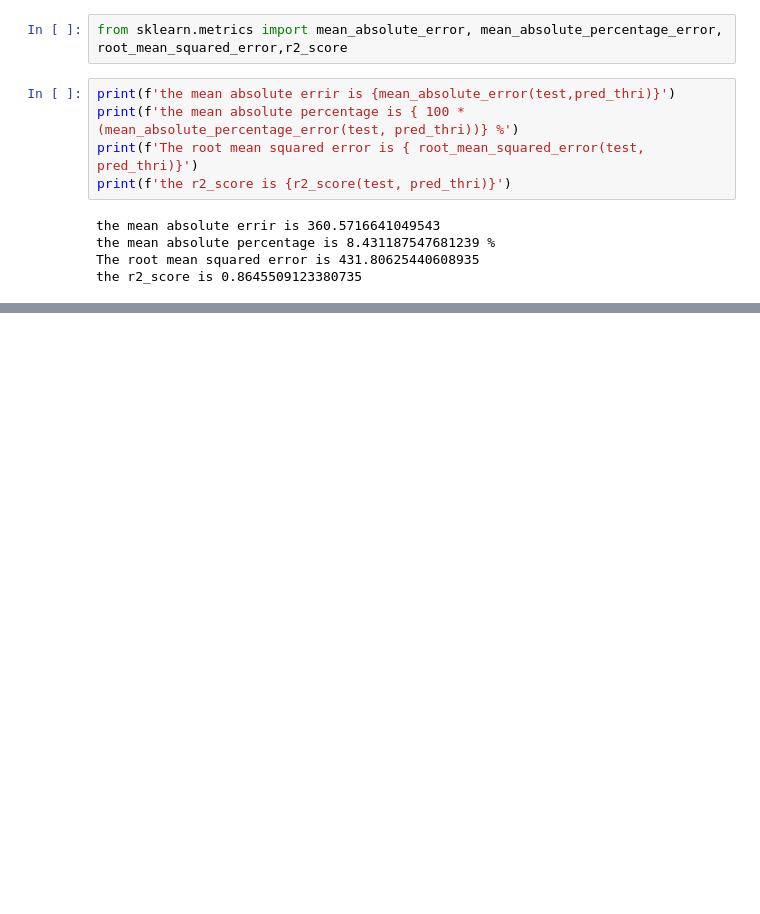
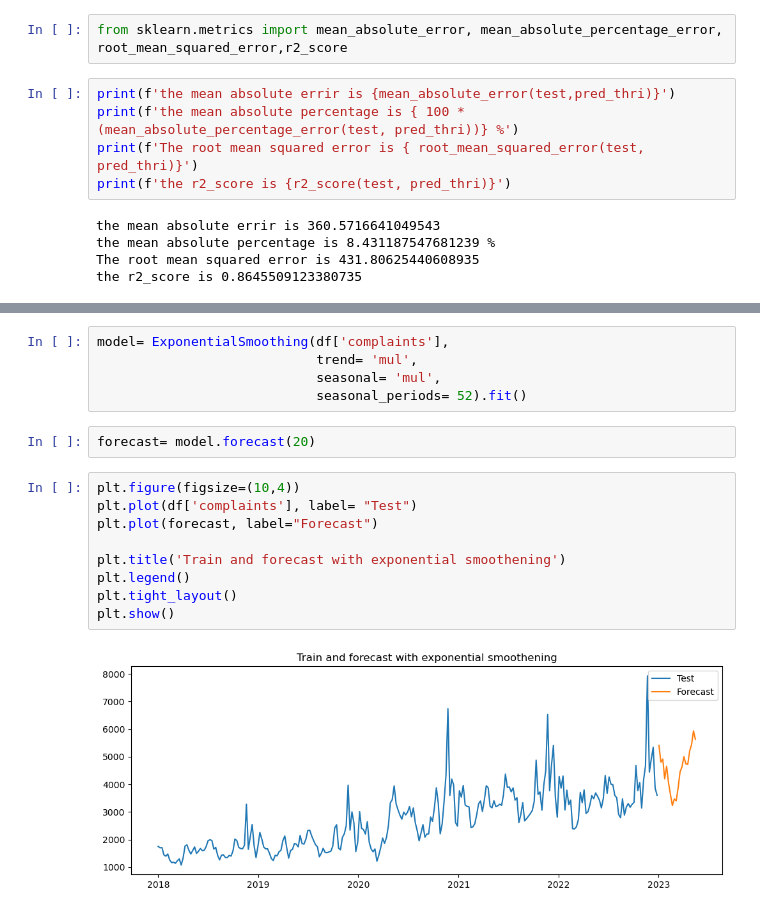
Before and after one commit to steve1-1269/time_series_analysis, a Jupyter notebook: exponential_smooting.ipynb, the cells around one changed output, grey strips where cells are left out. Cells and saved outputs as stored; diff of their text form; blank space fills up the shorter version.

```diff
--- a/exponential_smooting.ipynb
+++ b/exponential_smooting.ipynb
@@ -255,0 +255,18 @@ the r2_score is -0.9184133396175589
+# %%
+model= ExponentialSmoothing(df['complaints'],
+                            trend= 'mul',
+                            seasonal= 'mul',
+                            seasonal_periods= 52).fit()
+# %%
+forecast= model.forecast(20)
+# %%
+plt.figure(figsize=(10,4))
+plt.plot(df['complaints'], label= "Test")
+plt.plot(forecast, label="Forecast")
+
+plt.title('Train and forecast with exponential smoothening')
+plt.legend()
+plt.tight_layout()
+plt.show()
+# %% [output]
+[figure, added]
```
Also changed, not shown: parts of 19 cells of this notebook.
